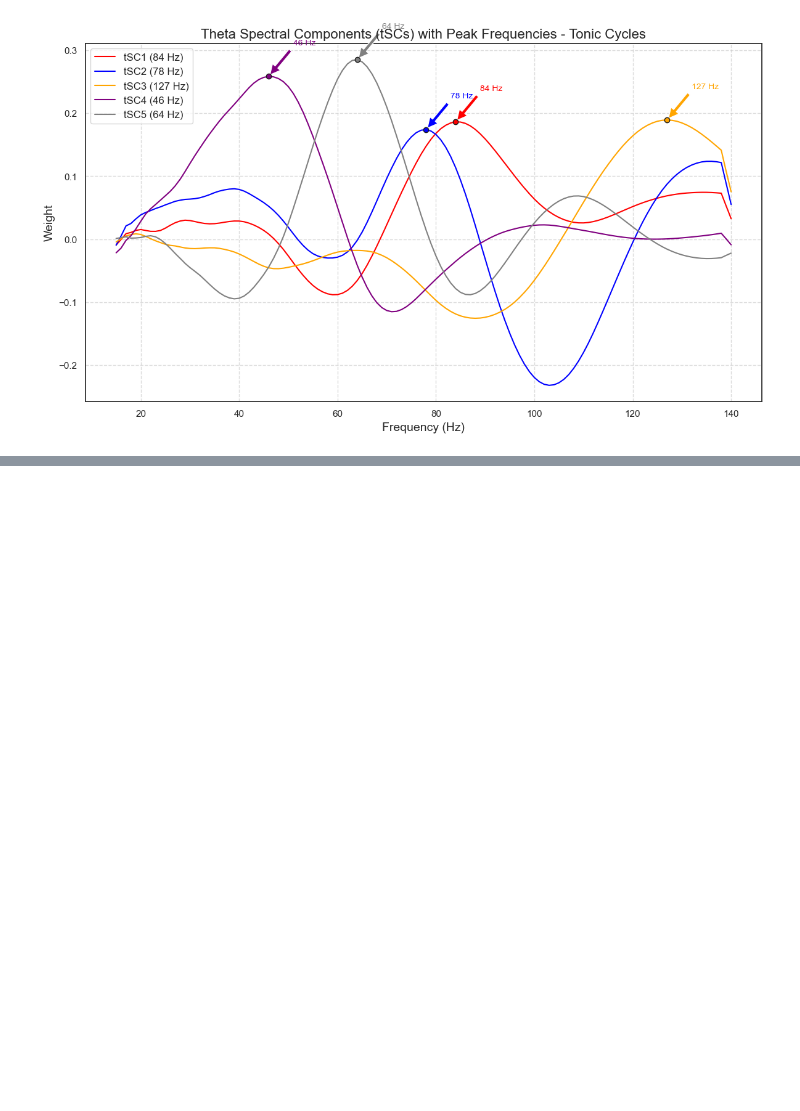
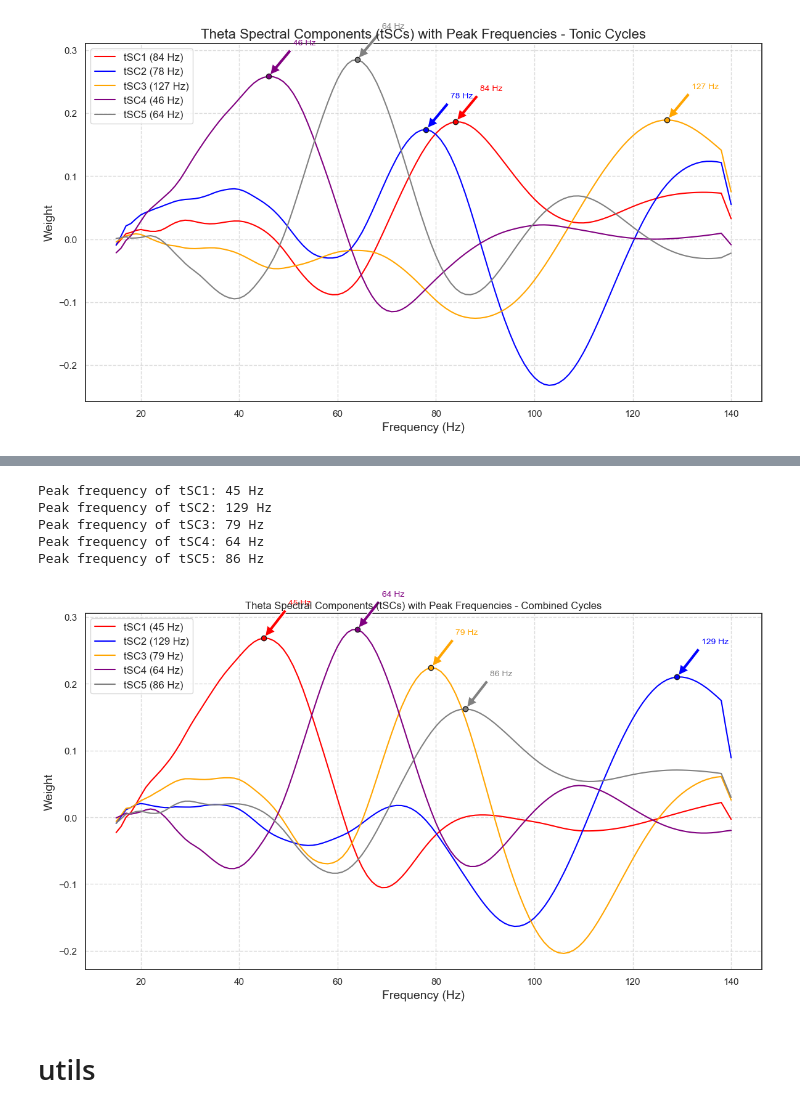
Before and after one commit to IAmirKhani/Theta-Gamma-Coupling, a Jupyter notebook: spectural_analysis.ipynb, the cells around one changed output, grey strips where cells are left out. Saved outputs shown, nothing was run; the diff lists cells and outputs as text; code cells hidden in the pictures; blank space fills up the shorter version.

```diff
--- a/spectural_analysis.ipynb
+++ b/spectural_analysis.ipynb
@@ -557,0 +588,58 @@ Peak frequency of tSC5: 64 Hz
+# %%
+n_components_pca = 5
+pca = PCA(n_components=n_components_pca, random_state=42)
+pca_result = pca.fit_transform(all_combined_sss)
+
+ica = FastICA(n_components=n_components_pca, random_state=42)
+tSCs = ica.fit_transform(pca_result)
+ica_components = ica.components_
+
+tSCs_weights_original = np.dot(ica_components, pca.components_)
+
+mean_projections = np.dot(tSCs_weights_original, all_combined_sss.T).mean(axis=1)
+for i in range(n_components_pca):
+    if mean_projections[i] < 0:
+        tSCs_weights_original[i, :] *= -1
+
+peak_frequencies = []
+for i in range(n_components_pca):
+    idx_peak = np.argmax(tSCs_weights_original[i, :])
+    peak_freq = frequencies[idx_peak]
+    peak_frequencies.append(peak_freq)
+    print(f"Peak frequency of tSC{i+1}: {peak_freq} Hz")
+
+colors = ['red', 'blue', 'orange', 'purple', 'gray']
+labels = ['tSC1', 'tSC2', 'tSC3', 'tSC4', 'tSC5']
+
+plt.figure(figsize=(12, 7))
+
+for i in range(n_components_pca):
+
+    plt.plot(frequencies, tSCs_weights_original[i, :], color=colors[i], label=f'{labels[i]} ({peak_frequencies[i]} Hz)')
+
+    plt.scatter(peak_frequencies[i], tSCs_weights_original[i, peak_frequencies[i]-15], color=colors[i], edgecolor='k', zorder=5)
+
+    plt.annotate(f'{peak_frequencies[i]} Hz',
+                 xy=(peak_frequencies[i], tSCs_weights_original[i, peak_frequencies[i]-15]),
+                 xytext=(peak_frequencies[i]+5, tSCs_weights_original[i, peak_frequencies[i]-15]+0.05),
+                 arrowprops=dict(facecolor=colors[i], shrink=0.05),
+                 fontsize=10,
+                 color=colors[i])
+
+plt.xlabel('Frequency (Hz)', fontsize=14)
+plt.ylabel('Weight', fontsize=14)
+plt.title('Theta Spectral Components (tSCs) with Peak Frequencies - Combined Cycles', fontsize=12)
+plt.legend(fontsize=12)
+plt.grid(True, linestyle='--', alpha=0.7)
+plt.tight_layout()
+plt.savefig('spectral_components_phasic_cycle.svg')
+plt.show()
+# %% [output]
+Peak frequency of tSC1: 45 Hz
+Peak frequency of tSC2: 129 Hz
+Peak frequency of tSC3: 79 Hz
+Peak frequency of tSC4: 64 Hz
+Peak frequency of tSC5: 86 Hz
+[figure, added]
+# %% [markdown]
+# utils
```
Also changed, not shown: parts of 3 cells of this notebook, 1 other file.
